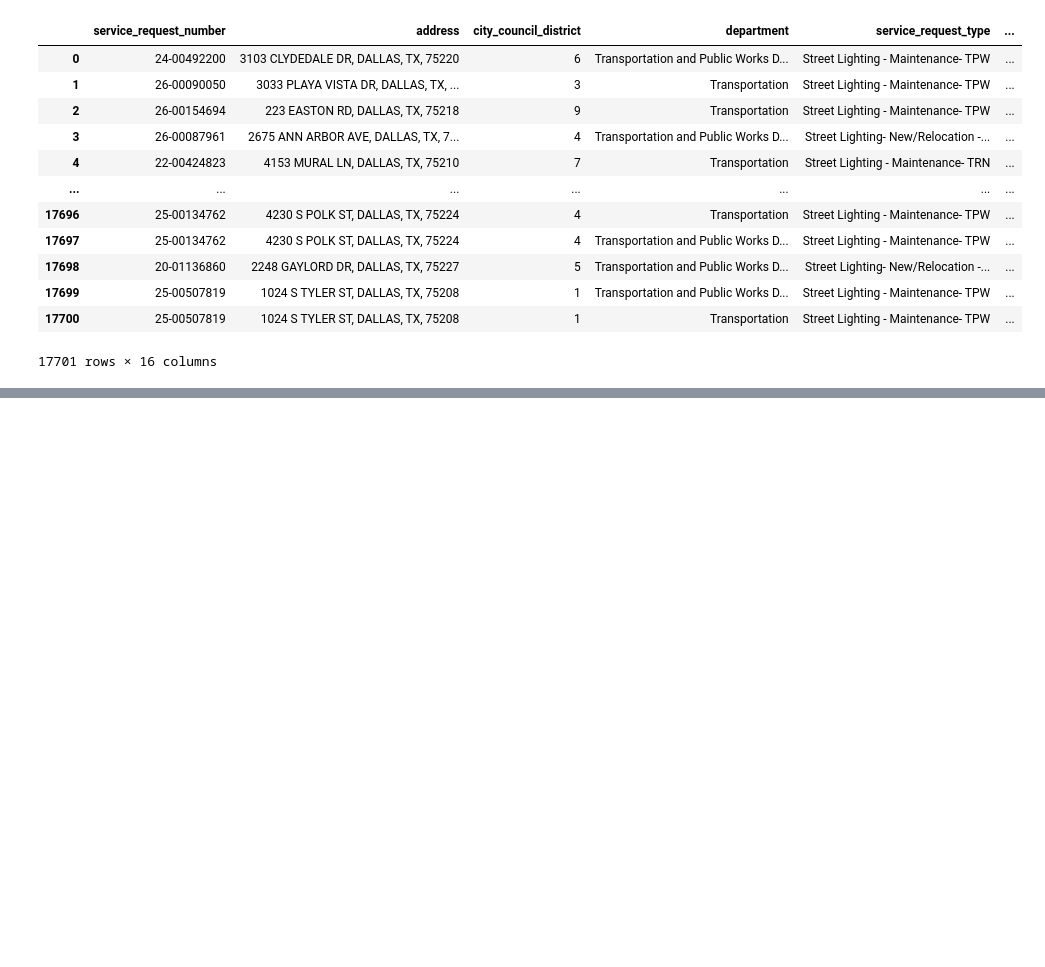
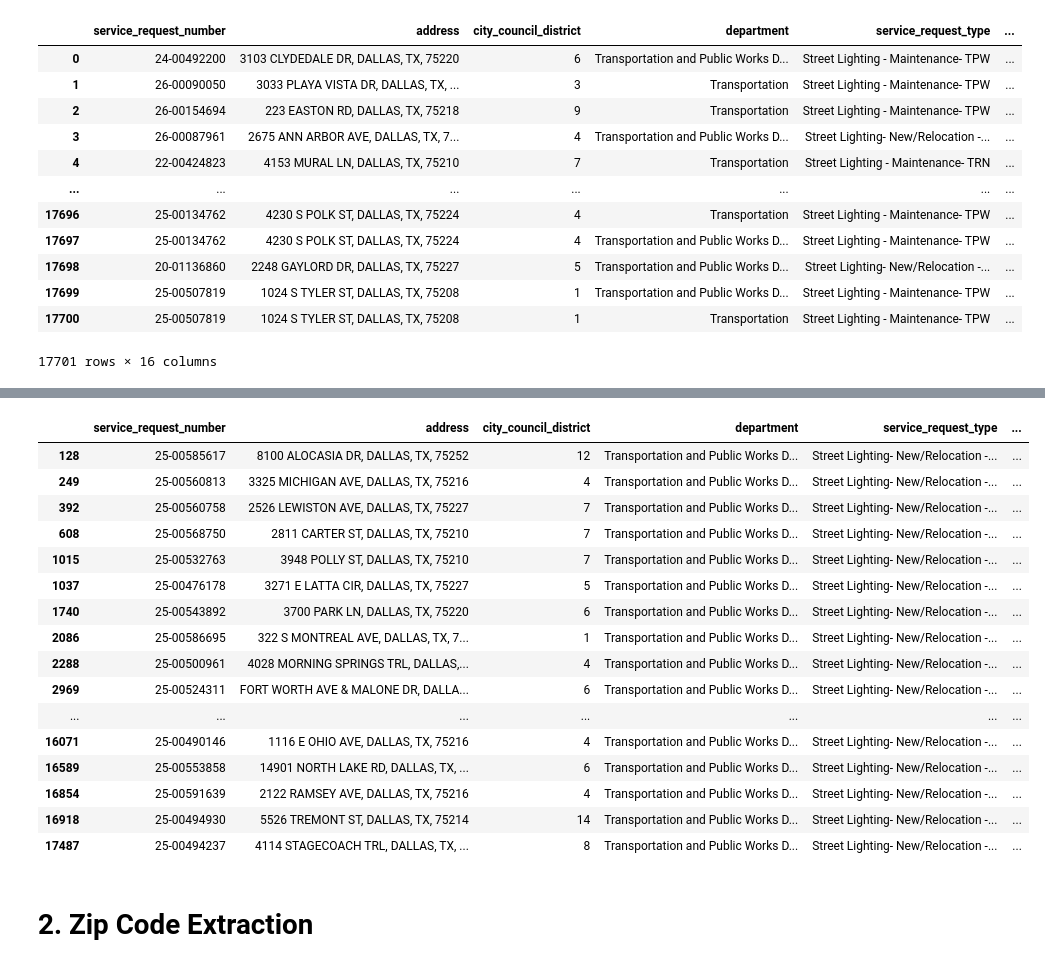
Before and after one commit to ratraverfallick/Hackathon_REU2026_Group4, a Jupyter notebook: lightdata.ipynb, the cells around one changed output, grey strips where cells are left out. Saved outputs shown, nothing was run; the diff lists cells and outputs as text; code cells hidden in the pictures; blank space fills up the shorter version.

```diff
--- a/lightdata.ipynb
+++ b/lightdata.ipynb
@@ -83,3 +83,9 @@ service_light
 | 17699 | 25-00507819 | 1024 S TYLER ST, DALLAS, TX, 75208 | 1 | Transportation and Public Works D... | Street Lighting - Maintenance- TPW | ... |
 | 17700 | 25-00507819 | 1024 S TYLER ST, DALLAS, TX, 75208 | 1 | Transportation | Street Lighting - Maintenance- TPW | ... |
 17701 rows × 16 columns
+# %%
+not_closed = service_light[
+    ~service_light["status"].str.contains("Closed", case=False, na=False)
+]
+
+not_closed
@@ -85,0 +106,22 @@ service_light
+# %%
+not_closed[not_closed["created_date"].str.contains("2025", na=False)]
+# %% [output]
+|  | service_request_number | address | city_council_district | department | service_request_type | ... |
+| 128 | 25-00585617 | 8100 ALOCASIA DR, DALLAS, TX, 75252 | 12 | Transportation and Public Works D... | Street Lighting- New/Relocation -... | ... |
+| 249 | 25-00560813 | 3325 MICHIGAN AVE, DALLAS, TX, 75216 | 4 | Transportation and Public Works D... | Street Lighting- New/Relocation -... | ... |
+| 392 | 25-00560758 | 2526 LEWISTON AVE, DALLAS, TX, 75227 | 7 | Transportation and Public Works D... | Street Lighting- New/Relocation -... | ... |
+| 608 | 25-00568750 | 2811 CARTER ST, DALLAS, TX, 75210 | 7 | Transportation and Public Works D... | Street Lighting- New/Relocation -... | ... |
+| 1015 | 25-00532763 | 3948 POLLY ST, DALLAS, TX, 75210 | 7 | Transportation and Public Works D... | Street Lighting- New/Relocation -... | ... |
+| 1037 | 25-00476178 | 3271 E LATTA CIR, DALLAS, TX, 75227 | 5 | Transportation and Public Works D... | Street Lighting- New/Relocation -... | ... |
+| 1740 | 25-00543892 | 3700 PARK LN, DALLAS, TX, 75220 | 6 | Transportation and Public Works D... | Street Lighting- New/Relocation -... | ... |
+| 2086 | 25-00586695 | 322 S MONTREAL AVE, DALLAS, TX, 7... | 1 | Transportation and Public Works D... | Street Lighting- New/Relocation -... | ... |
+| 2288 | 25-00500961 | 4028 MORNING SPRINGS TRL, DALLAS,... | 4 | Transportation and Public Works D... | Street Lighting- New/Relocation -... | ... |
+| 2969 | 25-00524311 | FORT WORTH AVE & MALONE DR, DALLA... | 6 | Transportation and Public Works D... | Street Lighting- New/Relocation -... | ... |
+| ... | ... | ... | ... | ... | ... | ... |
+| 16071 | 25-00490146 | 1116 E OHIO AVE, DALLAS, TX, 75216 | 4 | Transportation and Public Works D... | Street Lighting- New/Relocation -... | ... |
+| 16589 | 25-00553858 | 14901 NORTH LAKE RD, DALLAS, TX, ... | 6 | Transportation and Public Works D... | Street Lighting- New/Relocation -... | ... |
+| 16854 | 25-00591639 | 2122 RAMSEY AVE, DALLAS, TX, 75216 | 4 | Transportation and Public Works D... | Street Lighting- New/Relocation -... | ... |
+| 16918 | 25-00494930 | 5526 TREMONT ST, DALLAS, TX, 75214 | 14 | Transportation and Public Works D... | Street Lighting- New/Relocation -... | ... |
+| 17487 | 25-00494237 | 4114 STAGECOACH TRL, DALLAS, TX, ... | 8 | Transportation and Public Works D... | Street Lighting- New/Relocation -... | ... |
+# %% [markdown]
+# 2. Zip Code Extraction
```
Also changed, not shown: parts of 10 cells of this notebook.
